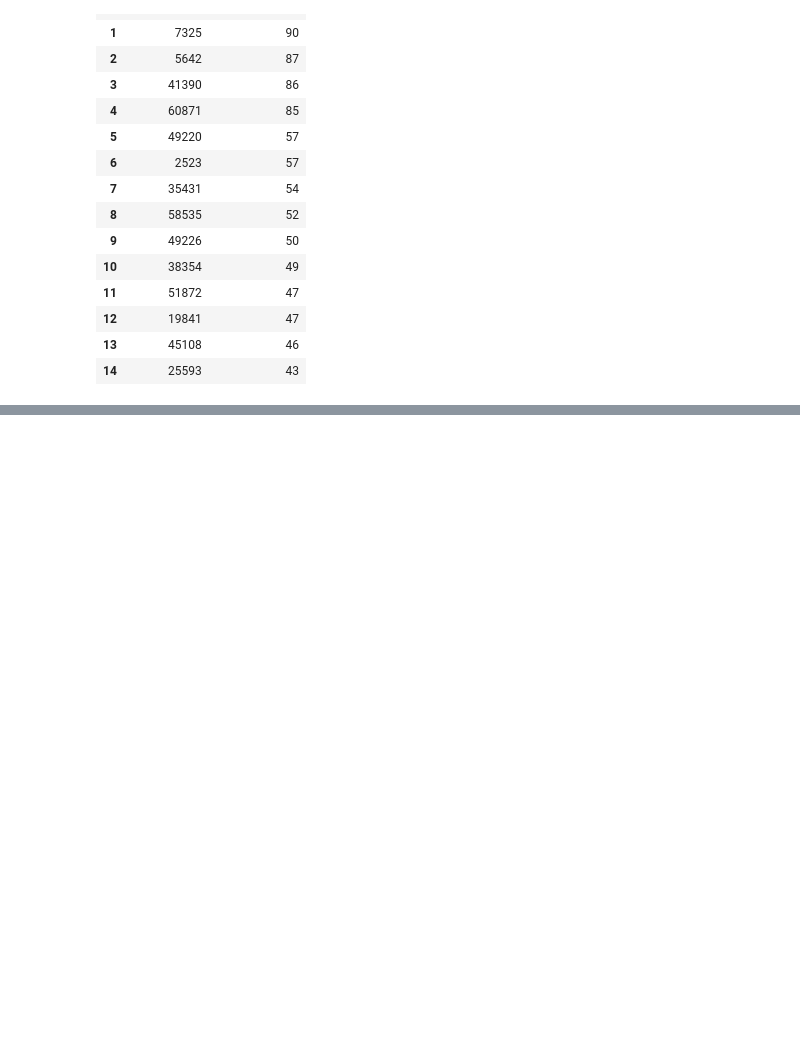
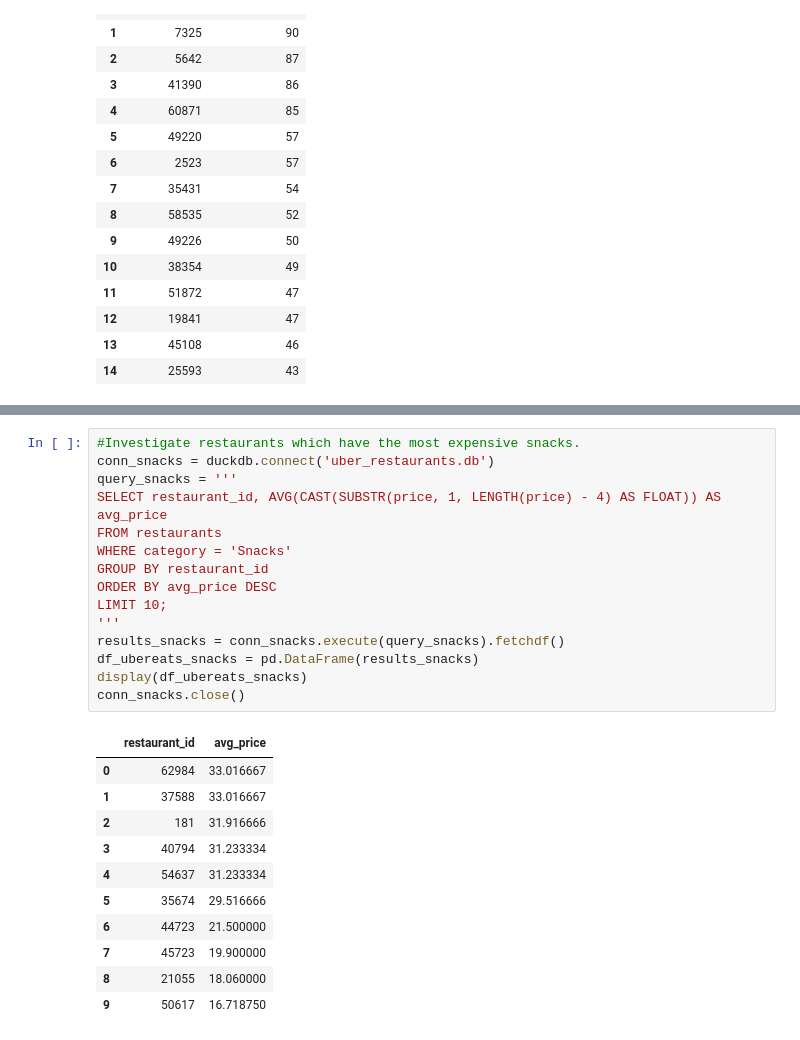
Before and after one commit to derak-isaack/UberEATSAnalytics, a Jupyter notebook: uber_eats.ipynb, the cells around one changed output, grey strips where cells are left out. Drawn from its saved outputs; the diff is of its cells as text; blank space fills up the shorter version.

```diff
--- a/uber_eats.ipynb
+++ b/uber_eats.ipynb
@@ -105,0 +178,27 @@ conn_count.close()
+# %%
+#Investigate restaurants which have the most expensive snacks.
+conn_snacks = duckdb.connect('uber_restaurants.db')
+query_snacks = '''
+SELECT restaurant_id, AVG(CAST(SUBSTR(price, 1, LENGTH(price) - 4) AS FLOAT)) AS avg_price
+FROM restaurants
+WHERE category = 'Snacks'
+GROUP BY restaurant_id
+ORDER BY avg_price DESC
+LIMIT 10;
+'''
+results_snacks = conn_snacks.execute(query_snacks).fetchdf()
+df_ubereats_snacks = pd.DataFrame(results_snacks)
+display(df_ubereats_snacks)
+conn_snacks.close()
+# %% [output]
+|  | restaurant_id | avg_price |
+| 0 | 62984 | 33.016667 |
+| 1 | 37588 | 33.016667 |
+| 2 | 181 | 31.916666 |
+| 3 | 40794 | 31.233334 |
+| 4 | 54637 | 31.233334 |
+| 5 | 35674 | 29.516666 |
+| 6 | 44723 | 21.500000 |
+| 7 | 45723 | 19.900000 |
+| 8 | 21055 | 18.060000 |
+| 9 | 50617 | 16.718750 |
```
Also changed, not shown: parts of 3 cells of this notebook.
